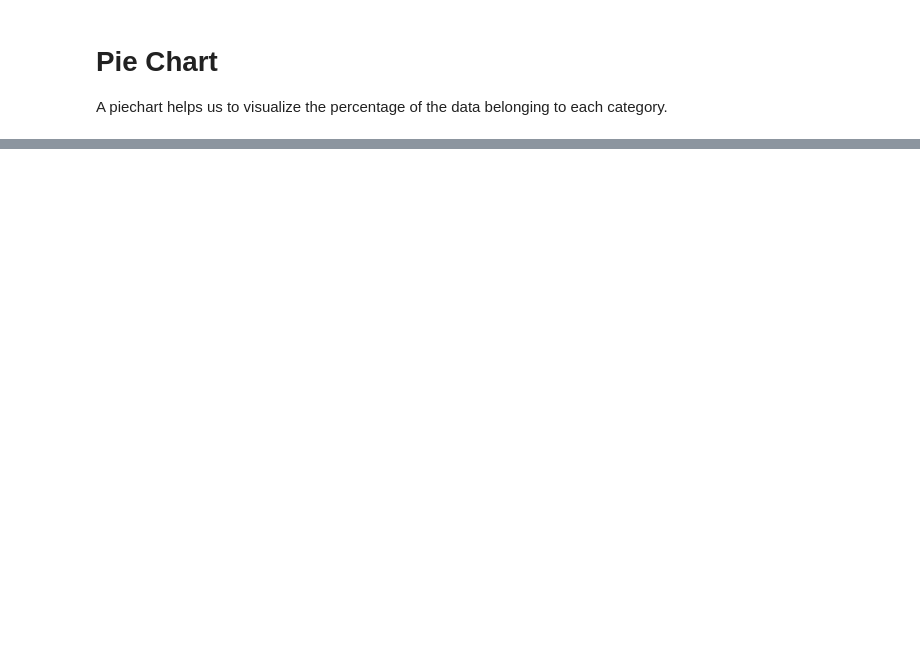
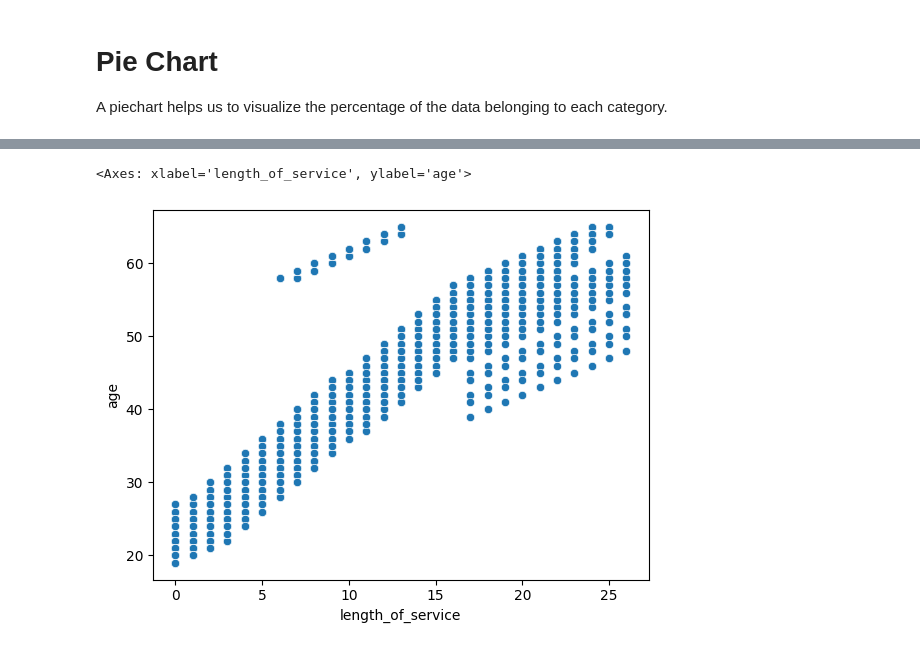
Before and after one commit to Kucheing/FirstOpeningZomato, a Jupyter notebook: Week5/uniBiMultiVariate.ipynb, the cells around one changed output, grey strips where cells are left out. Cells and saved outputs as stored; diff of their text form; code cells hidden in the pictures; blank space fills up the shorter version.

```diff
--- a/Week5/uniBiMultiVariate.ipynb
+++ b/Week5/uniBiMultiVariate.ipynb
@@ -70,0 +106,6 @@ Categorical V/s Categorical data
+# %%
+sns.scatterplot(x=data['length_of_service'],
+                y=data['age'])
+# %% [output]
+<Axes: xlabel='length_of_service', ylabel='age'>
+[figure, added]
```
Also changed, not shown: parts of 12 cells of this notebook.
